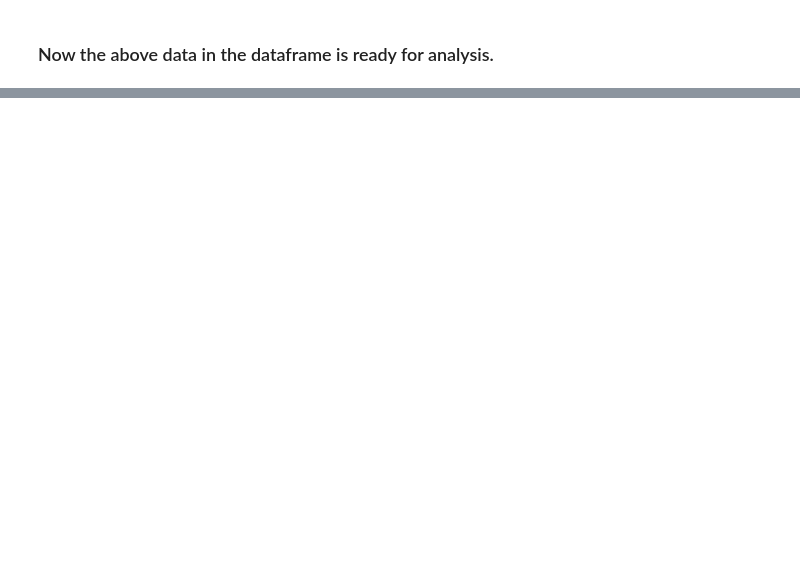
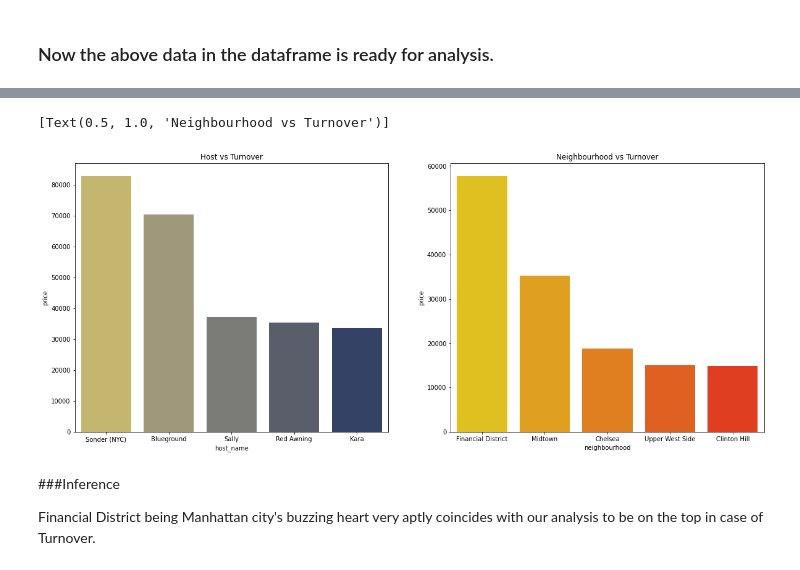
Before and after one commit to pasayat-siddhartha/Capstone_Project01_EDA_Airbnb_Booking_Analysis, a Jupyter notebook: SP_Airbnb_Bookings_Analysis_Capstone_Project.ipynb, the cells around one changed output, grey strips where cells are left out. Cells and saved outputs as stored; diff of their text form; code cells hidden in the pictures; blank space fills up the shorter version.

```diff
--- a/SP_Airbnb_Bookings_Analysis_Capstone_Project.ipynb
+++ b/SP_Airbnb_Bookings_Analysis_Capstone_Project.ipynb
@@ -257,0 +260,4 @@ df.describe()
+# %%
+# Find out Top hosts, neighbourhoods, neighbourhood groups based on turnover
+top_host = df.groupby(['host_name','host_id'], as_index= False)['price'].sum().reset_index().sort_values('price', ascending= False)
+top_host.head()
@@ -257,0 +273,3 @@ df.describe()
+# %%
+top_host_neighbourhood = df.groupby(['neighbourhood','host_id'], as_index= False)['price'].sum().reset_index().sort_values('price', ascending= False)
+top_host_neighbourhood.head()
@@ -257,0 +286,13 @@ df.describe()
+# %%
+# Plot Barplot for visualization of the above analysis
+fig, axes = plt.subplots(nrows=1, ncols=2, figsize=(20,8))
+ax = axes.flatten()
+sns.barplot(x='host_name', y='price', data = top_host.head() , ax=ax[0], palette='cividis_r').set(title ='Host vs Turnover')
+sns.barplot(x='neighbourhood', y='price', data = top_host_neighbourhood.head(), ax=ax[1], palette='autumn_r').set(title ='Neighbourhood vs Turnover')
+# %% [output]
+[Text(0.5, 1.0, 'Neighbourhood vs Turnover')]
+[figure, added]
+# %% [markdown]
+###Inference
+
+Financial District being Manhattan city's buzzing heart very aptly coincides with our analysis to be on the top in case of Turnover.
```
Also changed, not shown: parts of 5 cells of this notebook.
